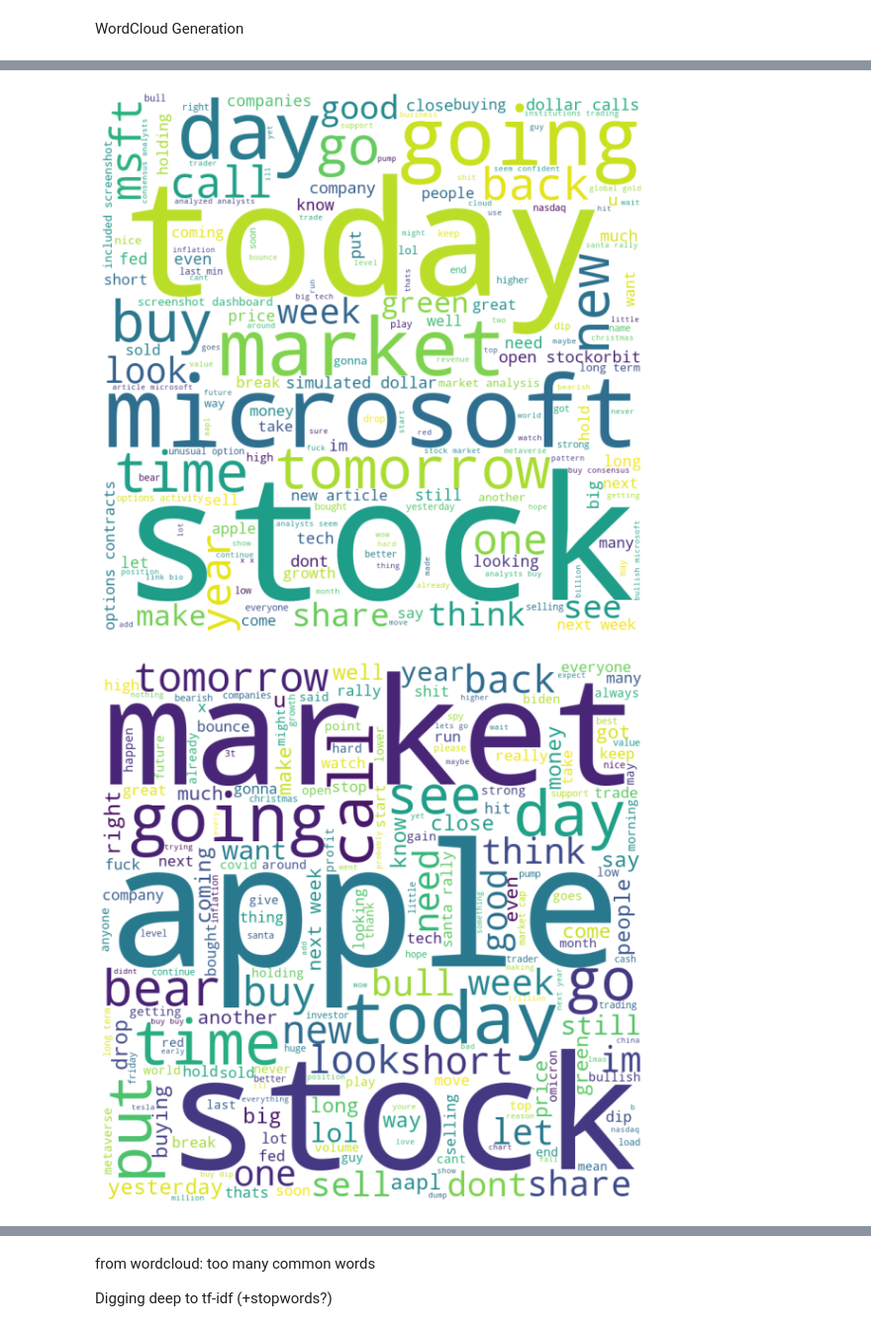
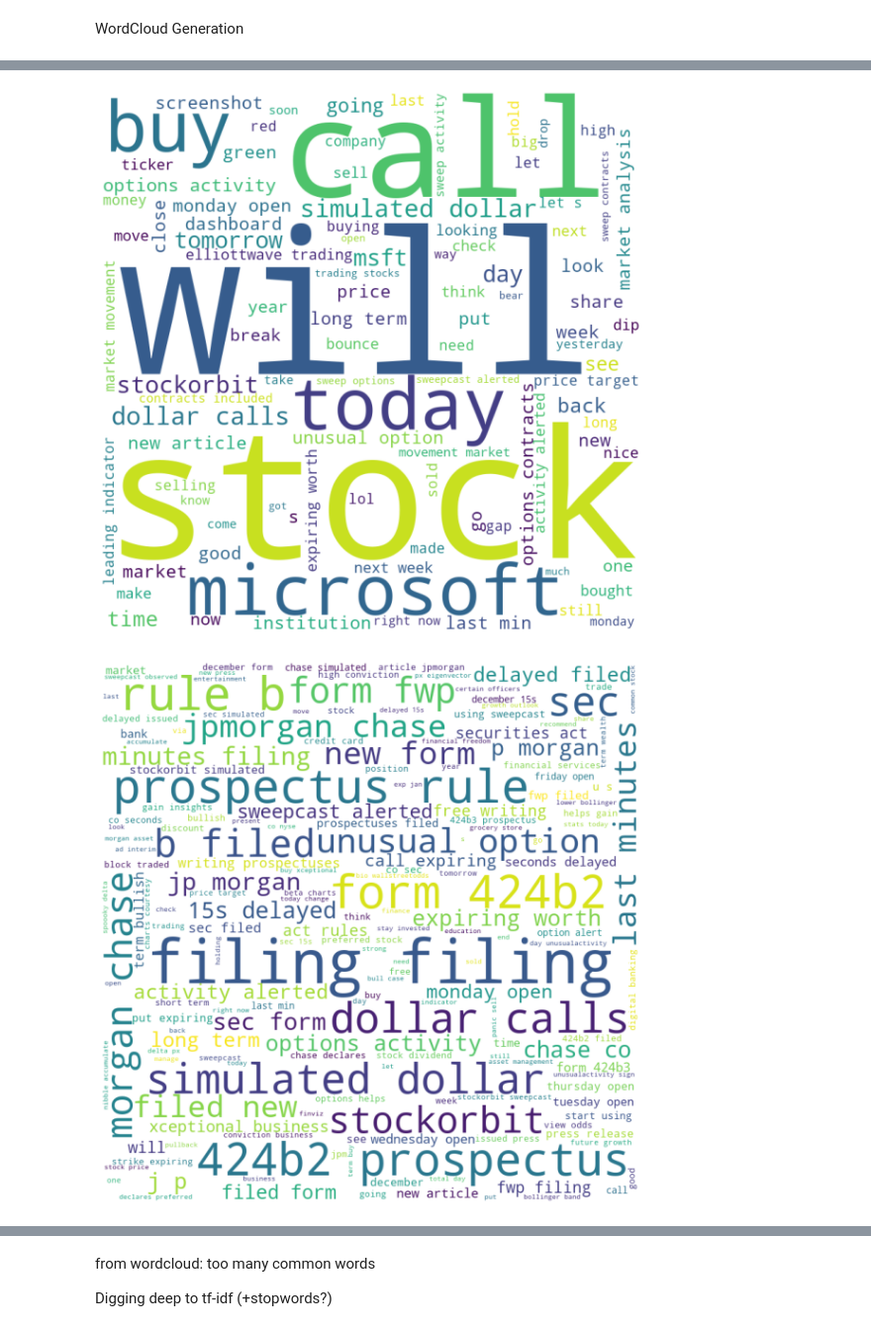
Before and after one commit to samuellau0802/HKUST-x-J.P.-Morgan-Fintech-Mentorship-Program, a Jupyter notebook: data_exploration/stocktwits_explore.ipynb, the cells around one changed output, grey strips where cells are left out. Shown at 99% size. Saved outputs shown, nothing was run; the diff lists cells and outputs as text; code cells hidden in the pictures.

```diff
--- a/data_exploration/stocktwits_explore.ipynb
+++ b/data_exploration/stocktwits_explore.ipynb
@@ -5,8 +5,8 @@ import pandas as pd
 from pathlib import Path
 import os
 
-directory = Path(os.getcwd())   # 'c:\\Users\\samue\\OneDrive\\Desktop\\JPM Fintech\\HKUST-x-J.P.-Morgan-Fintech-Mentorship-Program\\model_testing\\supervised'
-directory = directory.parent.parent.joinpath("data")  # 'c:\\Users\\samue\\OneDrive\\Desktop\\JPM Fintech\\data'
-df = pd.read_pickle(directory.joinpath("stocktwits_processed_sample.pkl"))
+directory = Path(os.getcwd())
+directory = directory.parent.parent.joinpath("data")
+df = pd.read_pickle(directory.joinpath("stocktwits_processed_without_multiple_full.pkl"))
 df
 # %% [output]
@@ -25,0 +48,4 @@ df
+# %%
+import datetime
+df['time'] = [datetime.datetime.fromtimestamp(date) for date in df['time']]
+df.time.hist(figsize=(12,6),color='#86bf91')
@@ -43,5 +77,5 @@ Name: symbols, Length: 1329, dtype: int64
 # %%
 # remove value counts only have less or equal four
-df = df.groupby('symbols').filter(lambda x : len(x)>100)
+df = df.groupby('symbols').filter(lambda x : len(x)>500)
 df['symbols'].value_counts()
 # %% [output]
@@ -94,7 +128,8 @@ def show_wordcloud(column):
     wordcloud = WordCloud(width = 800, height = 800,
                     background_color ='white',
                     stopwords = stopwords,
-                    min_font_size = 10).generate(comment_words)
+                    min_font_size = 10,
+                    max_words=100).generate(comment_words)
 
     # plot the WordCloud image
     plt.figure(figsize = (8, 8), facecolor = None)
@@ -106,10 +146,10 @@ def show_wordcloud(column):
 # %%
-# MSFT
-show_wordcloud(df[df['symbols']=="$MSFT"]['tokens'])
+# AAPL
+show_wordcloud(df[df['symbols']=="$MSFT"]['text'])
 # %% [output]
-[figure, old version]
+[figure, new version]
 # %%
-# AAPL
-show_wordcloud(df[df['symbols']=="$AAPL"]['tokens'])
+# JPM
+show_wordcloud(df[df['symbols']=="$JPM"]['text'])
 # %% [output]
-[figure, old version]
+[figure, new version]
```
Also changed, not shown: parts of 22 cells of this notebook, 28 other files.
